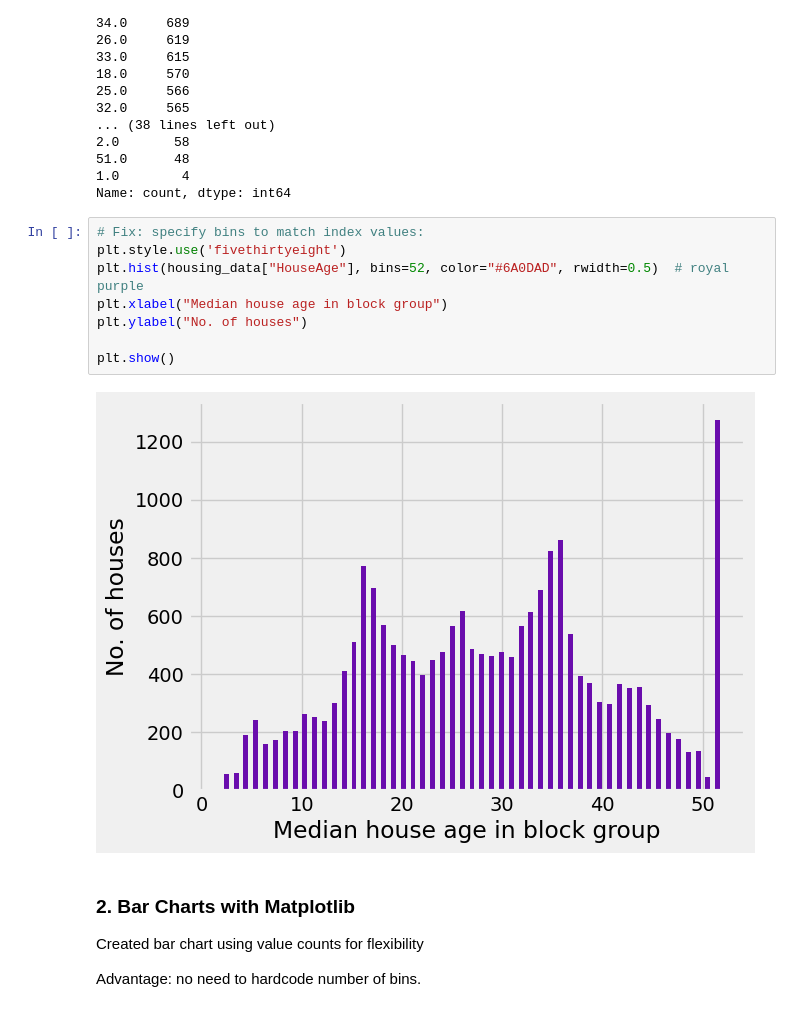
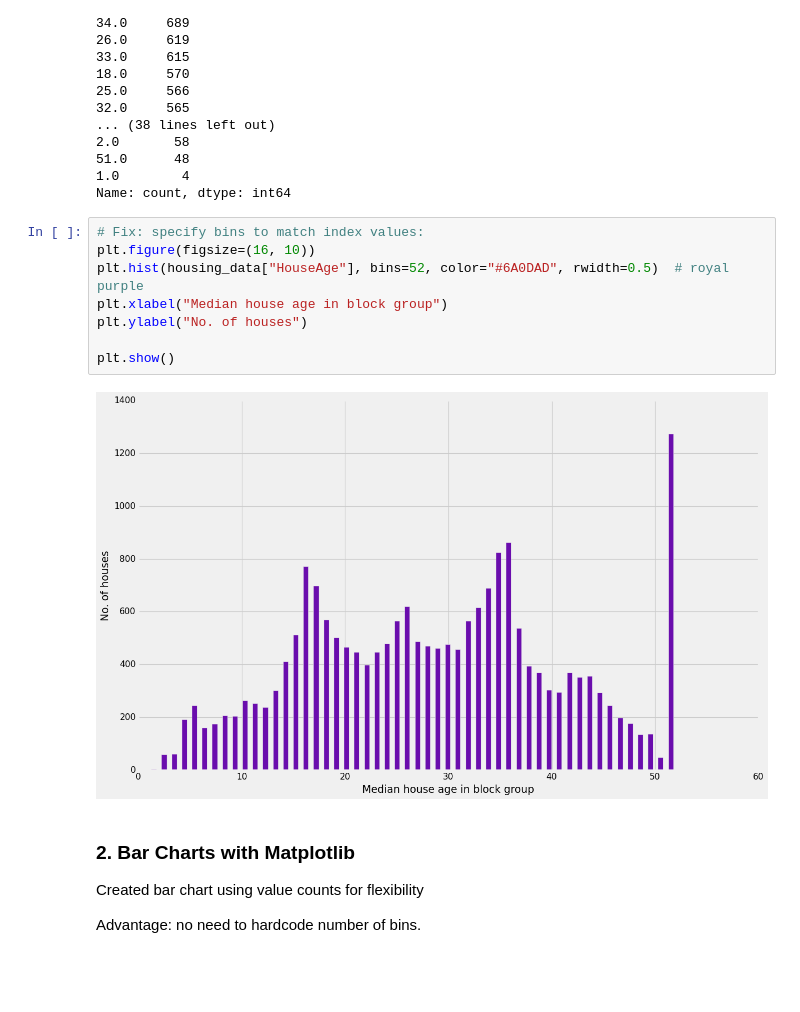
Before and after one commit to Cap-Rehan/ML-DS-journey, a Jupyter notebook: Section-5/California_Housing.ipynb, the cells around one changed output. Drawn from its saved outputs; the diff is of its cells as text; blank space fills up the shorter version.

```diff
--- a/Section-5/California_Housing.ipynb
+++ b/Section-5/California_Housing.ipynb
@@ -472,14 +481,14 @@ HouseAge
 Name: count, dtype: int64
 # %%
 # Fix: specify bins to match index values:
-plt.style.use('fivethirtyeight')
+plt.figure(figsize=(16, 10))
 plt.hist(housing_data["HouseAge"], bins=52, color="#6A0DAD", rwidth=0.5)  # royal purple
 plt.xlabel("Median house age in block group")
 plt.ylabel("No. of houses")
 
 plt.show()
 # %% [output]
-[figure, old version]
+[figure, new version]
 # %% [markdown]
 ### 2. Bar Charts with Matplotlib
 
```
Also changed, not shown: parts of 31 cells of this notebook.
